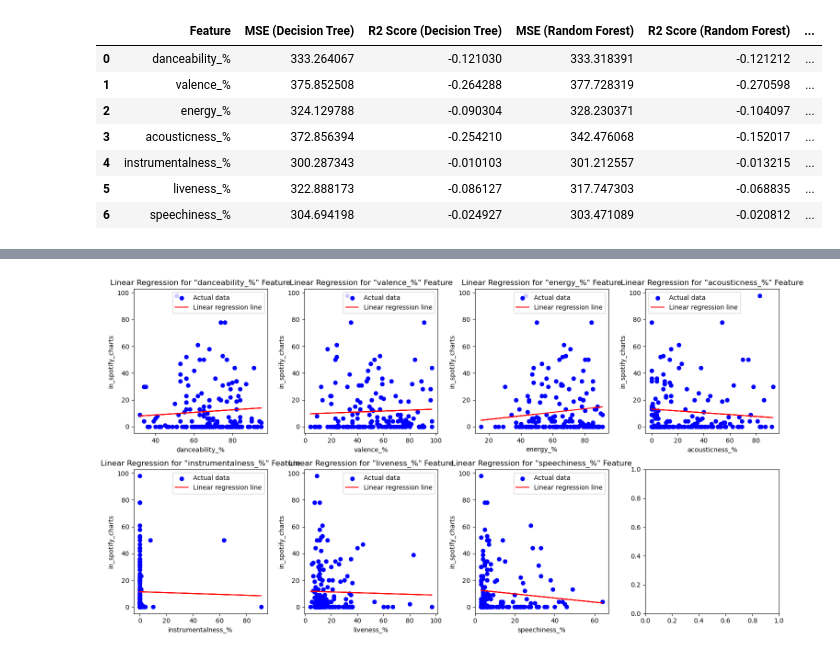
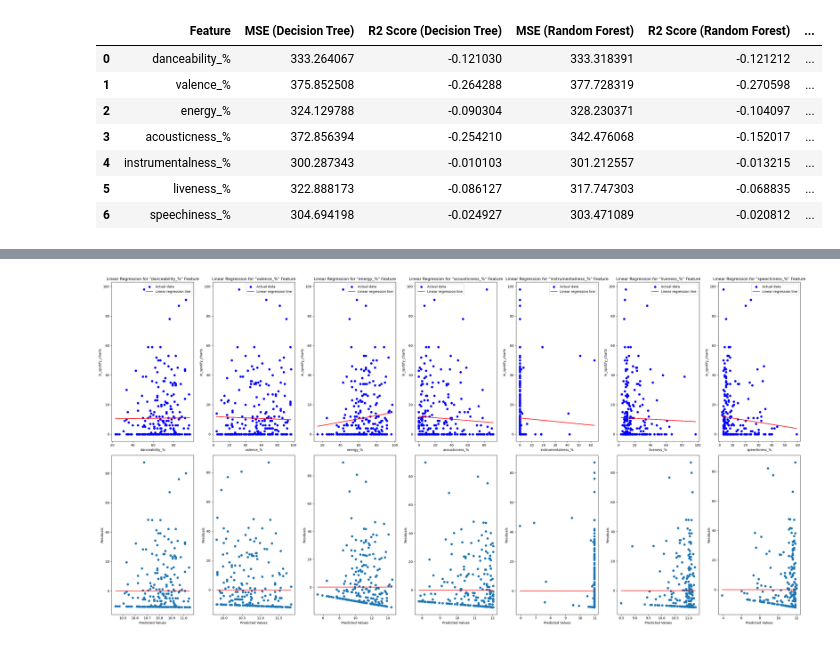
Before and after one commit to Starmam1717/Spotify, a Jupyter notebook: Spotify_notebook.ipynb, the cells around one changed output, grey strips where cells are left out. Cells and saved outputs as stored; diff of their text form; code cells hidden in the pictures.

```diff
--- a/Spotify_notebook.ipynb
+++ b/Spotify_notebook.ipynb
@@ -114,7 +115,7 @@ data_subset.loc[:,'mode'] = data_subset['mode'].replace({'Major': 1, 'Minor': 0}
 #making it so its just top 100
 
 data_100 = data_subset[data_subset['in_spotify_charts'] <= 100]
-
+data_100 = data_100.drop(columns = ['track_name','artist(s)_name','artist_count','released_year','released_month','released_day','in_apple_playlists','in_apple_charts','in_deezer_playlists','in_deezer_charts','in_shazam_charts'])
 
 data_100.info()
 # %% [output]
@@ -181,15 +181,0 @@ The r squared score is negative meaning the performacne of the model was poor. K
-# %%
-#Performing linear regresion on key, mode and bpm seperatly
-X_key = data_100[['key']]
-X_bpm = data_100[['bpm']]
-X_mode = data_100[['mode']]
-y = data_100[target]
-
-
-
-
-X_key_train, X_key_test, y_train, y_test = train_test_split(X_key, y, test_size=0.3, random_state=13)
-X_bpm_train, X_bpm_test, _, _ = train_test_split(X_bpm, y, test_size=0.3, random_state=13)
-X_mode_train, X_mode_test, _, _ = train_test_split(X_mode, y, test_size=0.3, random_state=13)
-
-(X_key_train.shape, X_key_test.shape, y_train.shape, y_test.shape)
@@ -433,4 +449,56 @@ plt.show()
 # %%
+#Plots for Columns 18-24
+
+fig, axes = plt.subplots(2, 7, figsize=(30, 15 ))
+
+
+
+# Loop through each column in columns 18 to 24
+for i, column in enumerate(features_18_24):
+    # Features
+    X_feature = data_100[[column]]
+
+
+    # Data Split
+    X_train_feature, X_test_feature, y_train_feature, y_test_feature = train_test_split(X_feature, y, test_size=0.3, random_state=13)
+
+    # Train a linear regression model
+    model_feature = LinearRegression()
+    model_feature.fit(X_train_feature, y_train_feature)
+
+
+    # Predict the target variable for the testing data
+    y_pred_feature = model_feature.predict(X_test_feature)
+
+    # Linear regresion and data plots
+    axes[0,i].scatter(X_test_feature, y_test_feature, color='blue', label='Actual data')
+    axes[0,i].plot(X_test_feature, y_pred_feature, color='red', label='Linear regression line')
+    axes[0,i].set_xlabel(column)
+    axes[0,i].set_ylabel('in_spotify_charts')
+    axes[0,i].set_title(f'Linear Regression for "{column}" Feature')
+    axes[0,i].legend()
+    #Residual Plots
+    residuals = y_test_feature - y_pred_feature
+    axes[1,i].scatter(y_pred_feature,residuals)
+    axes[1, i].hlines(y=0, xmin=y_pred_feature.min(), xmax=y_pred_feature.max(), colors='red')
+    axes[1,i].set_xlabel('Predicted Values')
+    axes[1,i].set_ylabel('Residuals')
+
+    #Coeffiecnts
+    coefficient = model.coef_[i]
+
+
+
+    #Mean of Each Feature
+    mean = np.mean(X_feature)
+
+
+
+    print(f'Coefficient for {column} = ',coefficient)
+    print(f'Mean of Feature for {column}= ',mean)
+
+
+    print('==================================================')
 
 
 
@@ -441,34 +509,6 @@ plt.show()
 
 
 
-fig, axes = plt.subplots(2, 4, figsize=(15, 8 ))
-
-
-axes = axes.flatten()
-
-# Loop through each column in columns 18 to 24
-for i, column in enumerate(features_18_24):
-    # Extract the feature variable
-    X_feature = data_100[[column]]
-
-    # Split the data into training and testing sets
-    X_train_feature, X_test_feature, y_train_feature, y_test_feature = train_test_split(X_feature, y, test_size=0.2, random_state=42)
-
-    # Train a linear regression model
-    model_feature = LinearRegression()
-    model_feature.fit(X_train_feature, y_train_feature)
-
-    # Predict the target variable for the testing data
-    y_pred_feature = model_feature.predict(X_test_feature)
-
-    # Plot the data and the linear regression line on the subplot
-    axes[i].scatter(X_test_feature, y_test_feature, color='blue', label='Actual data')
-    axes[i].plot(X_test_feature, y_pred_feature, color='red', label='Linear regression line')
-    axes[i].set_xlabel(column)
-    axes[i].set_ylabel('in_spotify_charts')
-    axes[i].set_title(f'Linear Regression for "{column}" Feature')
-    axes[i].legend()
-
 # Adjust subplot layout
 plt.tight_layout()
 plt.show()
@@ -476 +530 @@ plt.show()
-[figure, old version]
+[figure, new version]
```
Also changed, not shown: parts of 22 cells of this notebook.
